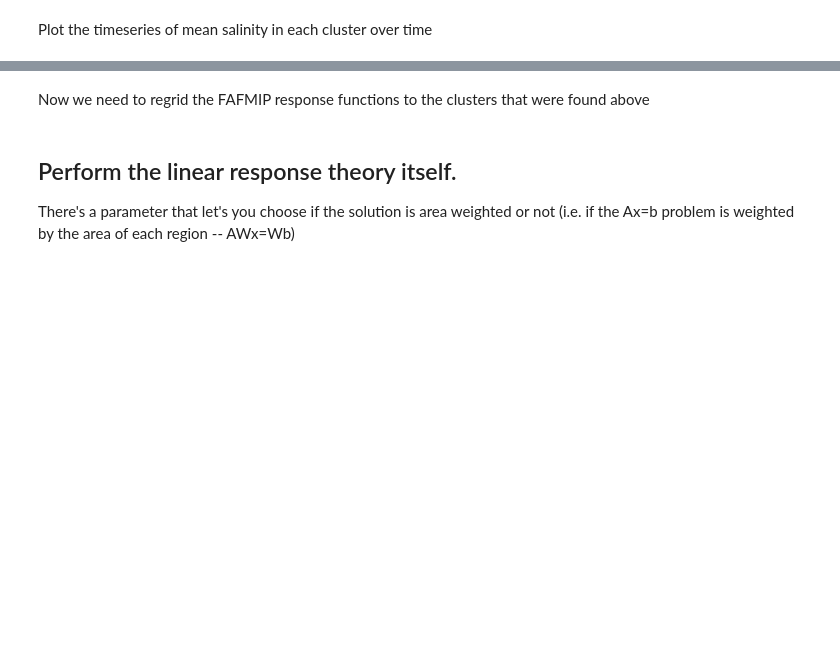
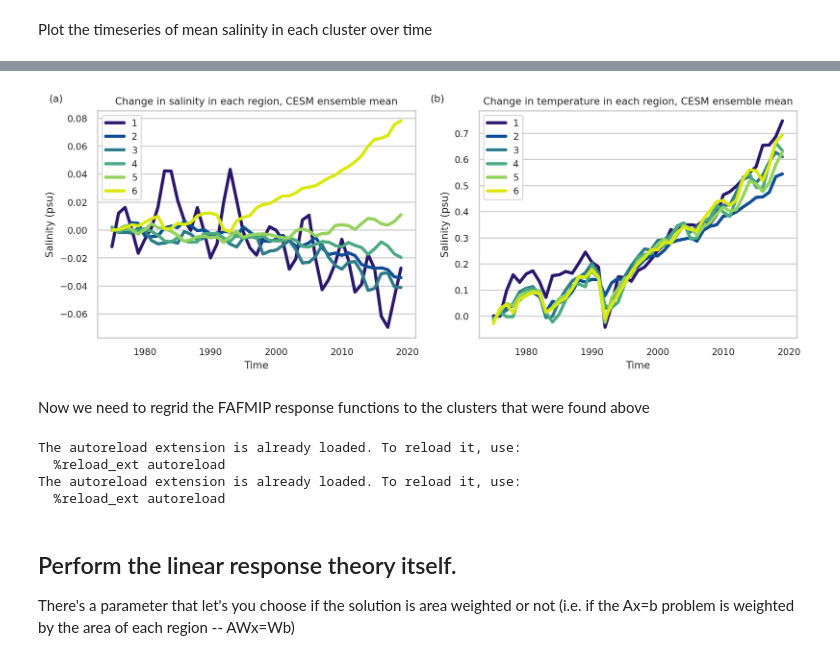
Before and after one commit to aurora-bf/freshwater_flux_linresp, a Jupyter notebook: model_tests/linear_response_CESM_ensemblemean.ipynb, the cells around one changed output, grey strips where cells are left out. Saved outputs shown, nothing was run; the diff lists cells and outputs as text; code cells hidden in the pictures; blank space fills up the shorter version.

```diff
--- a/model_tests/linear_response_CESM_ensemblemean.ipynb
+++ b/model_tests/linear_response_CESM_ensemblemean.ipynb
@@ -180,5 +180,5 @@ n=6
 #sns.set_style(style="whitegrid") #comment out if don't want seaborn background
 
 from clustering_tools import *
-mean_had_con,sigma_had_con,weights_had_con,gm=GMM_timedep((salt_avg_1975to2020[0*12:3*12,:,:].mean('time')).where(salt_avg[0,:,:].latitude<65),n,'CESM data, mean 1975 to 1978',precise=0,matching_paper=1) #take mean over first year
+mean_con,sigma_con,weights_con,gm=GMM_timedep((salt_avg_1975to2020[0*12:3*12,:,:].mean('time')).where(salt_avg[0,:,:].latitude<65),n,'CESM data, mean 1975 to 1978',precise=0,matching_paper=1) #take mean over first year
 # %% [output]
@@ -271,37 +270,37 @@ plt.title('Change in temperature in each region, CESM ensemble mean')
 import seaborn as sns
 sns.set(font_scale=0.8)
 sns.set_style(style="whitegrid") #comment out if don't want seaborn background
-change_cesm=salt_cesm[:,:]-np.mean(salt_cesm[0:2,:],0)
-
 
 fig, (ax1, ax2) = plt.subplots(1,2,figsize=(12,4))
 
 ax1.xaxis.grid()
 from cycler import cycler
 ax1.set_prop_cycle(cycler('color',['#2a186c', '#0d4e96', '#2d7c89', '#4aaa81', '#94d35d', '#DBE80C'])) #comment out if don't want these colours
 ax1.plot(np.linspace(1975,2019,45),change_cesm[0:45],linewidth=3)
 #plt.legend(['1','2','3','4','5','6'])
 ax1.legend(['1','2','3','4','5','6','7'],loc='upper left')
 ax1.set_xlabel('Time')
 ax1.set_ylabel('Salinity (psu)')
 ax1.set_title('Change in salinity in each region, CESM ensemble mean')
 ax1.text(-0.13, 1.05, '(a)', horizontalalignment='center', verticalalignment='center', transform=ax1.transAxes)
 
 
 
 ax2.xaxis.grid()
 from cycler import cycler
 ax2.set_prop_cycle(cycler('color',['#2a186c', '#0d4e96', '#2d7c89', '#4aaa81', '#94d35d', '#DBE80C'])) #comment out if don't want these colours
 ax2.plot(np.linspace(1975,2019,45),change_temp_cesm[0:45],linewidth=3)
 #plt.legend(['1','2','3','4','5','6'])
 ax2.legend(['1','2','3','4','5','6','7'],loc='upper left')
 ax2.set_xlabel('Time')
 ax2.set_ylabel('Salinity (psu)')
 ax2.set_title('Change in temperature in each region, CESM ensemble mean')
 ax2.text(-0.13, 1.05, '(b)', horizontalalignment='center', verticalalignment='center', transform=ax2.transAxes)
 
 import matplotlib as mpl
 mpl.pyplot.savefig('CESM_ensemble_mean_dual.png', dpi=500,bbox_inches='tight')
+# %% [output]
+[figure, added]
 # %% [markdown]
 Now we need to regrid the FAFMIP response functions to the clusters that were found above
 # %%
@@ -320,6 +319,11 @@ from fafmip_gridding_tools import regridded_fafmip
 with warnings.catch_warnings(): #get rid of the contiugous warning, github conversation about it says it is unnecessary: https://github.com/JiaweiZhuang/xESMF/issues/25
     warnings.filterwarnings('ignore')
     salt_mit_stress,salt_mom_stress,salt_had_stress,salt_access_stress,salt_mit_heat,salt_mom_heat,salt_had_heat,salt_access_heat,salt_mit_water,salt_mom_water,salt_had_water,salt_access_water=regridded_fafmip(salt_avg_1975to2020,area,a2,n)
+# %% [output]
+The autoreload extension is already loaded. To reload it, use:
+  %reload_ext autoreload
+The autoreload extension is already loaded. To reload it, use:
+  %reload_ext autoreload
 # %% [markdown]
 ## Perform the linear response theory itself.
 There's a parameter that let's you choose if the solution is area weighted or not (i.e. if the Ax=b problem is weighted by the area of each region -- AWx=Wb)
```
Also changed, not shown: parts of 27 cells of this notebook, 32 other files.
